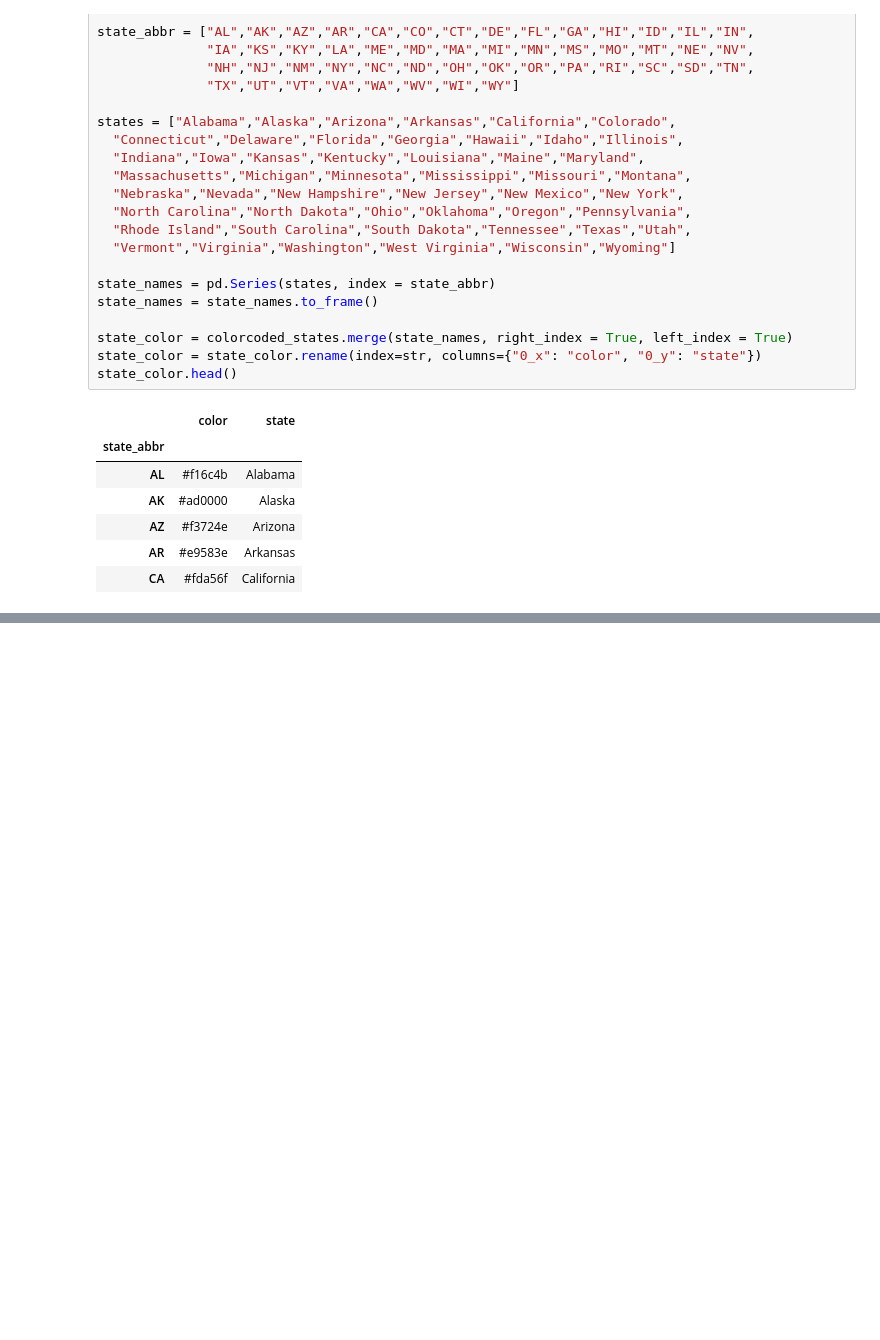
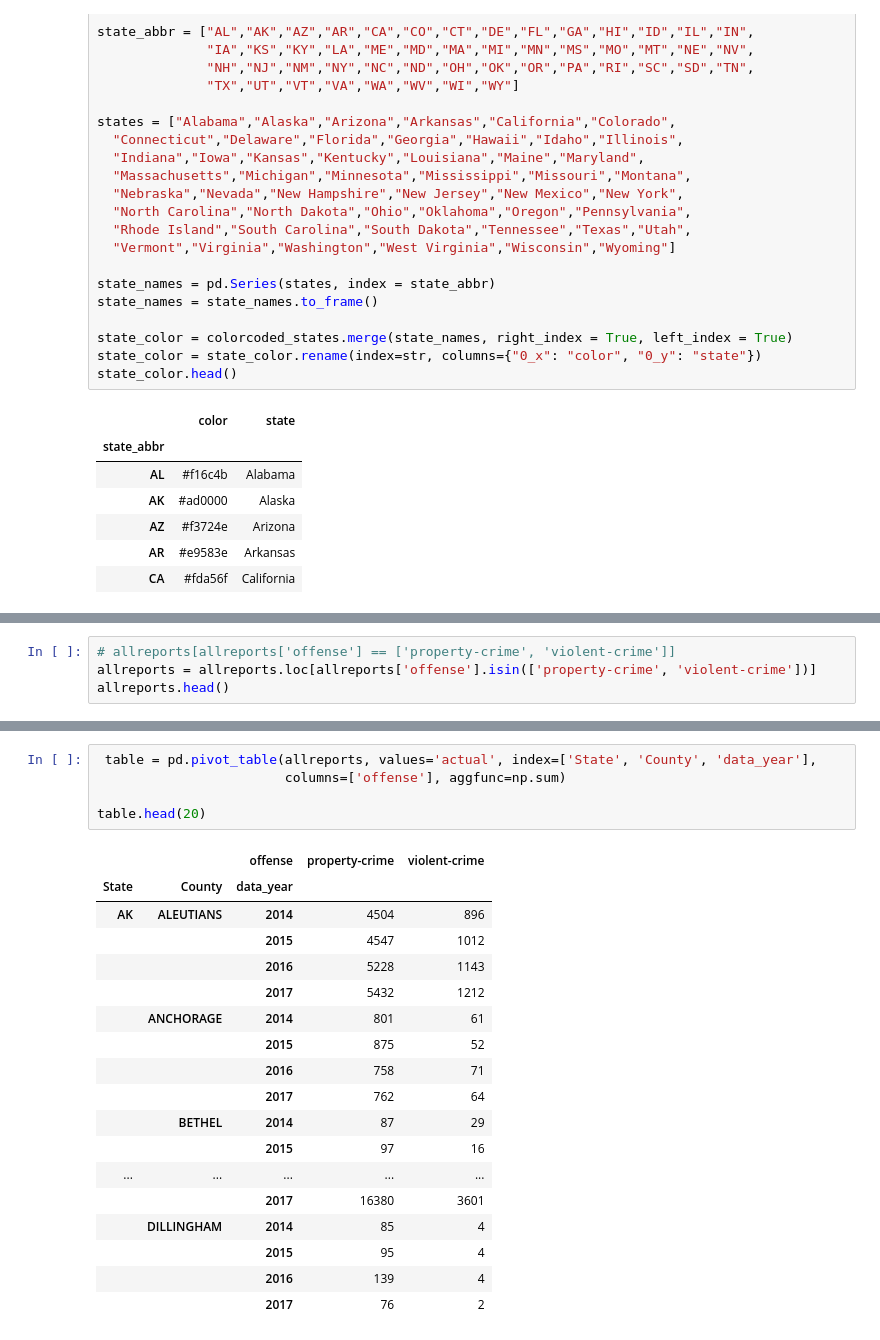
Before and after one commit to gilbertduenas/Data_Viz_Project, a Jupyter notebook: crime_explore/crime_analysis.ipynb, the cells around one changed output, grey strips where cells are left out. Cells and saved outputs as stored; diff of their text form; blank space fills up the shorter version.

```diff
--- a/crime_explore/crime_analysis.ipynb
+++ b/crime_explore/crime_analysis.ipynb
@@ -124,0 +302,4 @@ fig
+# %%
+# allreports[allreports['offense'] == ['property-crime', 'violent-crime']]
+allreports = allreports.loc[allreports['offense'].isin(['property-crime', 'violent-crime'])]
+allreports.head()
@@ -124,0 +313,24 @@ fig
+# %%
+ table = pd.pivot_table(allreports, values='actual', index=['State', 'County', 'data_year'],
+                        columns=['offense'], aggfunc=np.sum)
+
+table.head(20)
+# %% [output]
+|  |  | offense | property-crime | violent-crime |
+| State | County | data_year |  |  |
+| AK | ALEUTIANS | 2014 | 4504 | 896 |
+|  |  | 2015 | 4547 | 1012 |
+|  |  | 2016 | 5228 | 1143 |
+|  |  | 2017 | 5432 | 1212 |
+|  | ANCHORAGE | 2014 | 801 | 61 |
+|  |  | 2015 | 875 | 52 |
+|  |  | 2016 | 758 | 71 |
+|  |  | 2017 | 762 | 64 |
+|  | BETHEL | 2014 | 87 | 29 |
+|  |  | 2015 | 97 | 16 |
+| ... | ... | ... | ... | ... |
+|  |  | 2017 | 16380 | 3601 |
+|  | DILLINGHAM | 2014 | 85 | 4 |
+|  |  | 2015 | 95 | 4 |
+|  |  | 2016 | 139 | 4 |
+|  |  | 2017 | 76 | 2 |
```
Also changed, not shown: parts of 25 cells of this notebook, 8 other files.
